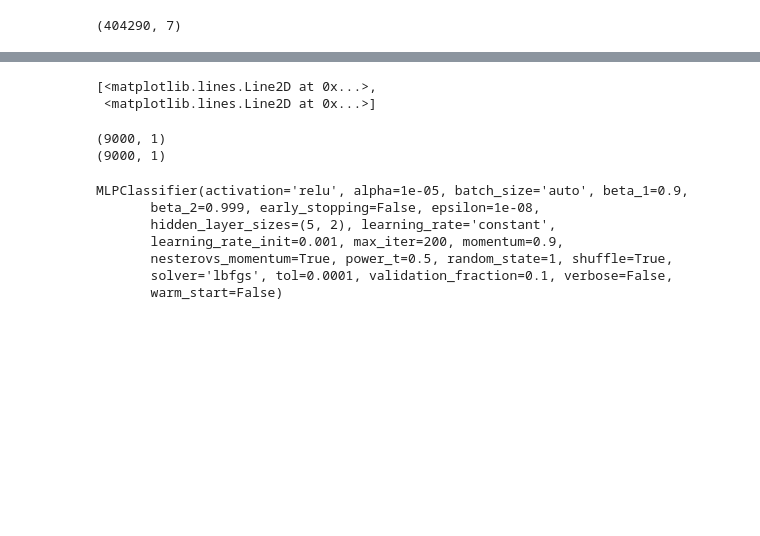
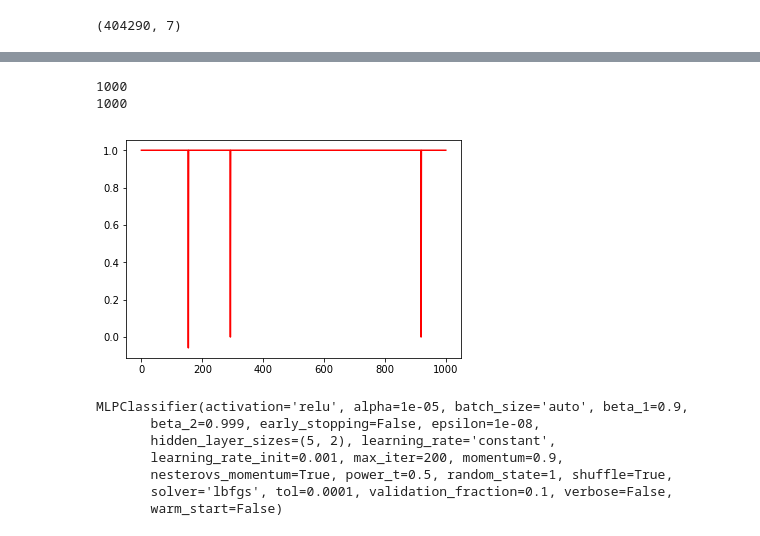
Before and after one commit to shrechak/kaggle, a Jupyter notebook: quora.ipynb, the cells around one changed output, grey strips where cells are left out. Cells and saved outputs as stored; diff of their text form; code cells hidden in the pictures; blank space fills up the shorter version.

Commit message:
Fix model

```diff
--- a/quora.ipynb
+++ b/quora.ipynb
@@ -45,0 +47,5 @@ len(sentences)
+# %%
+testSentences = flatten(list(map(lambda x: getLabeledSentence(x) , testdf[['question1', 'question2', 'id']].values)))
+# %%
+sentences = trainSentences + testSentences
+len(sentences)
@@ -90,18 +92,27 @@ for epoch in range(10):
-# %%
-xaxis1 = []
-xaxis2 = []
-yaxis = []
-for i in range(0, 10000):
-    x = model.docvecs['question1_'+str(i)]
-    y = model.docvecs['question2_'+str(i)]
-    xaxis1.append(np.dot(x,y))
-    xaxis2.append(df.is_duplicate[i])
-    yaxis.append(i)
+# %%
+train_data = []
+train_labels = []
+yaxis = []
+for i in range(0, train_df_size):
+    x = get_words(traindf.iloc[i].question1)
+    y = get_words(traindf.iloc[i].question2)
+    if len(x) > 0 and len(y) > 0:
+        sim = model.n_similarity(x,y)
+    else:
+        sim = 0
+    train_data.append(sim)
+    train_labels.append(traindf.iloc[i].is_duplicate)
+    yaxis.append(i)
+
+print(len(train_data))
+print(len(train_labels))
+# %% [output]
+1000
+1000
 # %%
 import matplotlib.pyplot as plt
+
+plt.plot(yaxis, train_data, "r")
+plt.show()
+# %% [output]
+[figure, added]
-# %%
-plt.plot(yaxis, xaxis1, "r", yaxis, xaxis2, "g")
-# plt.show()
-# %% [output]
-[<matplotlib.lines.Line2D at 0x...>,
- <matplotlib.lines.Line2D at 0x...>]
@@ -109,12 +125,4 @@ plt.plot(yaxis, xaxis1, "r", yaxis, xaxis2, "g")
 from sklearn.neural_network import MLPClassifier
 # %%
 clfNN = MLPClassifier(solver='lbfgs', alpha=1e-5,hidden_layer_sizes=(5, 2), random_state=1)
-# %%
-train_set = np.array(xaxis1[:9000]).reshape(-1,1)
-train_labels = np.array(xaxis2[:9000]).reshape(-1,1)
-print(train_set.shape)
-print(train_labels.shape)
-# %% [output]
-(9000, 1)
-(9000, 1)
 # %%
```
Also changed, not shown: parts of 19 cells of this notebook.
